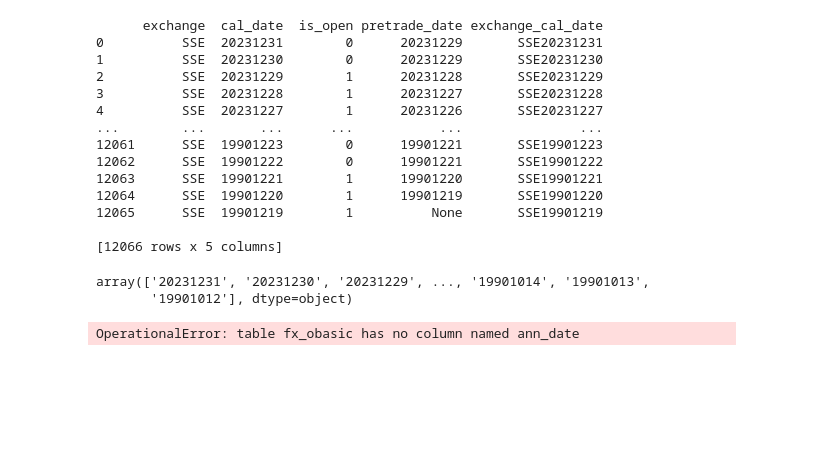
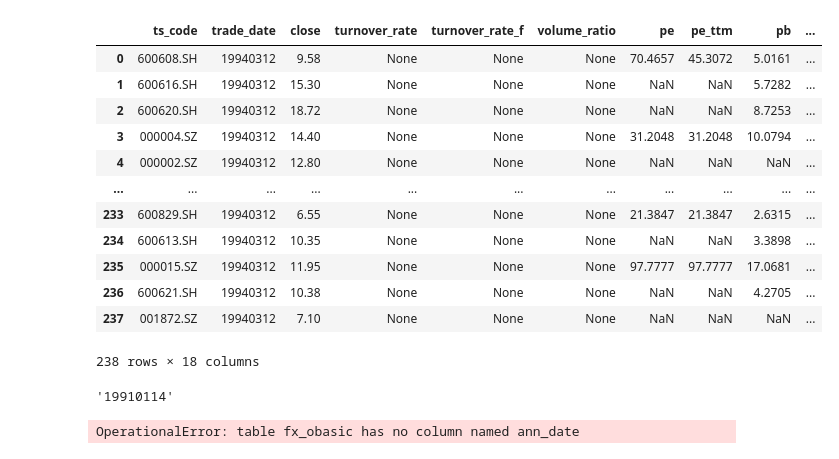
Before and after one commit to WittFan/stockanalysis, a Jupyter notebook: 未命名.ipynb, the cells around one changed output. Saved outputs shown, nothing was run; the diff lists cells and outputs as text; code cells hidden in the pictures; blank space fills up the shorter version.

Commit message:
2023.04.12 9days 完成股票daily_basic下载函数，并测试了下载

```diff
--- a/未命名.ipynb
+++ b/未命名.ipynb
@@ -9,23 +9,20 @@ import time
 pro = ts.pro_api()
 # %%
 #获取单个公司高管全部数据
-df = pro.stk_rewards(ts_code='000001.SZ')
+df = pro.daily_basic(trade_date='19940312')
 # %%
-df = pro.trade_cal()
-df['exchange_cal_date'] = df.apply(lambda x: x['exchange'] + str(x['cal_date']), axis=1)
-print(df)
+df
 # %% [output]
+|  | ts_code | trade_date | close | turnover_rate | turnover_rate_f | volume_ratio | pe | pe_ttm | pb | ... |
+| 0 | 600608.SH | 19940312 | 9.58 | None | None | None | 70.4657 | 45.3072 | 5.0161 | ... |
+| 1 | 600616.SH | 19940312 | 15.30 | None | None | None | NaN | NaN | 5.7282 | ... |
+| 2 | 600620.SH | 19940312 | 18.72 | None | None | None | NaN | NaN | 8.7253 | ... |
+| 3 | 000004.SZ | 19940312 | 14.40 | None | None | None | 31.2048 | 31.2048 | 10.0794 | ... |
+| 4 | 000002.SZ | 19940312 | 12.80 | None | None | None | NaN | NaN | NaN | ... |
+| ... | ... | ... | ... | ... | ... | ... | ... | ... | ... | ... |
+| 233 | 600829.SH | 19940312 | 6.55 | None | None | None | 21.3847 | 21.3847 | 2.6315 | ... |
+| 234 | 600613.SH | 19940312 | 10.35 | None | None | None | NaN | NaN | 3.3898 | ... |
+| 235 | 000015.SZ | 19940312 | 11.95 | None | None | None | 97.7777 | 97.7777 | 17.0681 | ... |
+| 236 | 600621.SH | 19940312 | 10.38 | None | None | None | NaN | NaN | 4.2705 | ... |
+| 237 | 001872.SZ | 19940312 | 7.10 | None | None | None | NaN | NaN | NaN | ... |
-      exchange  cal_date  is_open pretrade_date exchange_cal_date
-0          SSE  20231231        0      20231229       SSE20231231
-1          SSE  20231230        0      20231229       SSE20231230
-2          SSE  20231229        1      20231228       SSE20231229
-3          SSE  20231228        1      20231227       SSE20231228
-4          SSE  20231227        1      20231226       SSE20231227
-...        ...       ...      ...           ...               ...
-12061      SSE  19901223        0      19901221       SSE19901223
-12062      SSE  19901222        0      19901221       SSE19901222
-12063      SSE  19901221        1      19901220       SSE19901221
-12064      SSE  19901220        1      19901219       SSE19901220
-12065      SSE  19901219        1          None       SSE19901219
-
-[12066 rows x 5 columns]
+238 rows × 18 columns
@@ -35,10 +34,11 @@ sqlite_data.write(df, 'trade_cal')
 from sqlite_data import DataApi
 data_api = DataApi()
 # %%
-data_api.trade_cal()['cal_date'].unique()
+daily_basic = data_api.daily_basic()['trade_date']
-# %% [output]
-array(['20231231', '20231230', '20231229', ..., '19901014', '19901013',
-       '19901012'], dtype=object)
+# %%
+daily_basic[daily_basic.index[-1]]
+# %% [output]
+'19910114'
 # %%
 sqlite_data.write(df,'fx_obasic')
 # %% [output]
```
Also changed, not shown: parts of 6 cells of this notebook, 3 other files.
